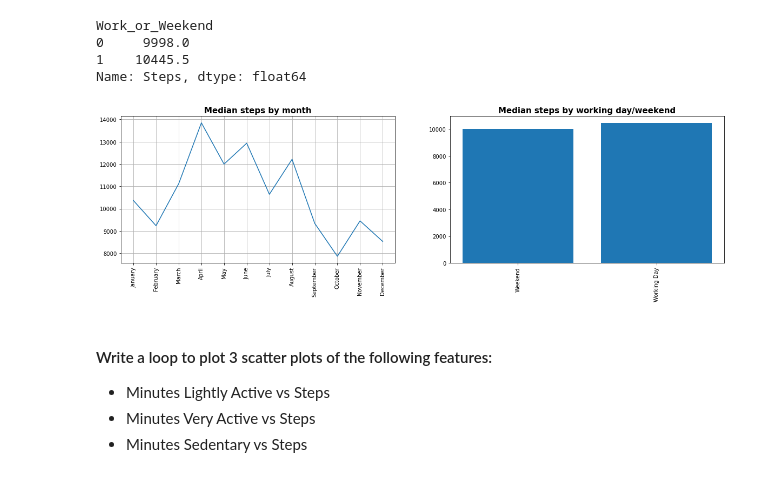
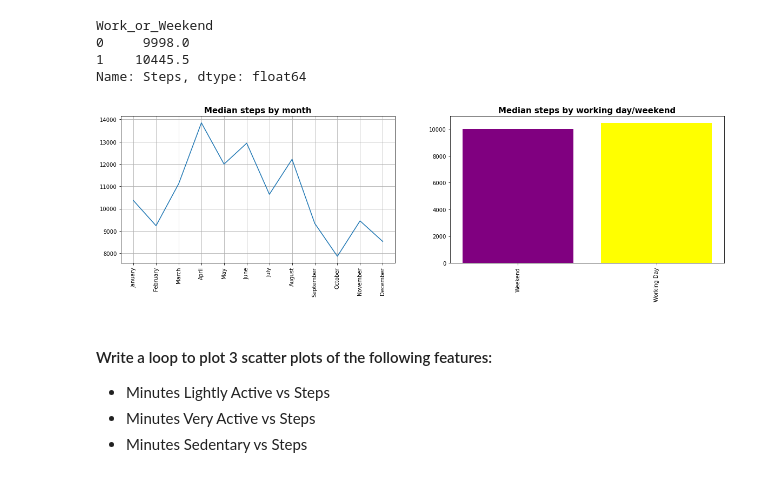
Before and after one commit to ta-data-remote/lab-matplotlib-seaborn, a Jupyter notebook: your-code/main.ipynb, the cells around one changed output. Saved outputs shown, nothing was run; the diff lists cells and outputs as text; code cells hidden in the pictures.

```diff
--- a/your-code/main.ipynb
+++ b/your-code/main.ipynb
@@ -329,23 +341,23 @@ Name: Steps, dtype: float64
 # %%
 ### matplolib.pyplot object oriented API is the subplots
 #plt.sca (ax) Set the current Axes to ax and the current Figure to the parent of ax
 fig, ax = plt.subplots(1,2,figsize = (20,5))
 #is this axis i want to work with
 plt.sca(ax[0])
 plt.plot(median_steps_by_month.index, median_steps_by_month )
 plt.xticks(np.arange(1,13), months, rotation ='vertical')
 plt.grid()
 plt.title('Median steps by month', fontsize=15, fontweight='bold')
 
 
 plt.sca(ax[1])
-plt.bar(median_steps_by_week_day.index, median_steps_by_week_day )
+plt.bar(median_steps_by_week_day.index, median_steps_by_week_day,color=['purple', 'yellow'])
 plt.xticks(np.arange(2), ["Weekend","Working Day"], rotation ='vertical')
 plt.title('Median steps by working day/weekend', fontsize=15, fontweight='bold')
 #if i put it before just safes what we didi in the first plot
 plt.savefig('../figures/Steps_plot.png')
 # %% [output]
-[figure, old version]
+[figure, new version]
 # %% [markdown]
 #### Write a loop to plot 3 scatter plots of the following features:
 
```
Also changed, not shown: parts of 59 cells of this notebook, 1 other file.
